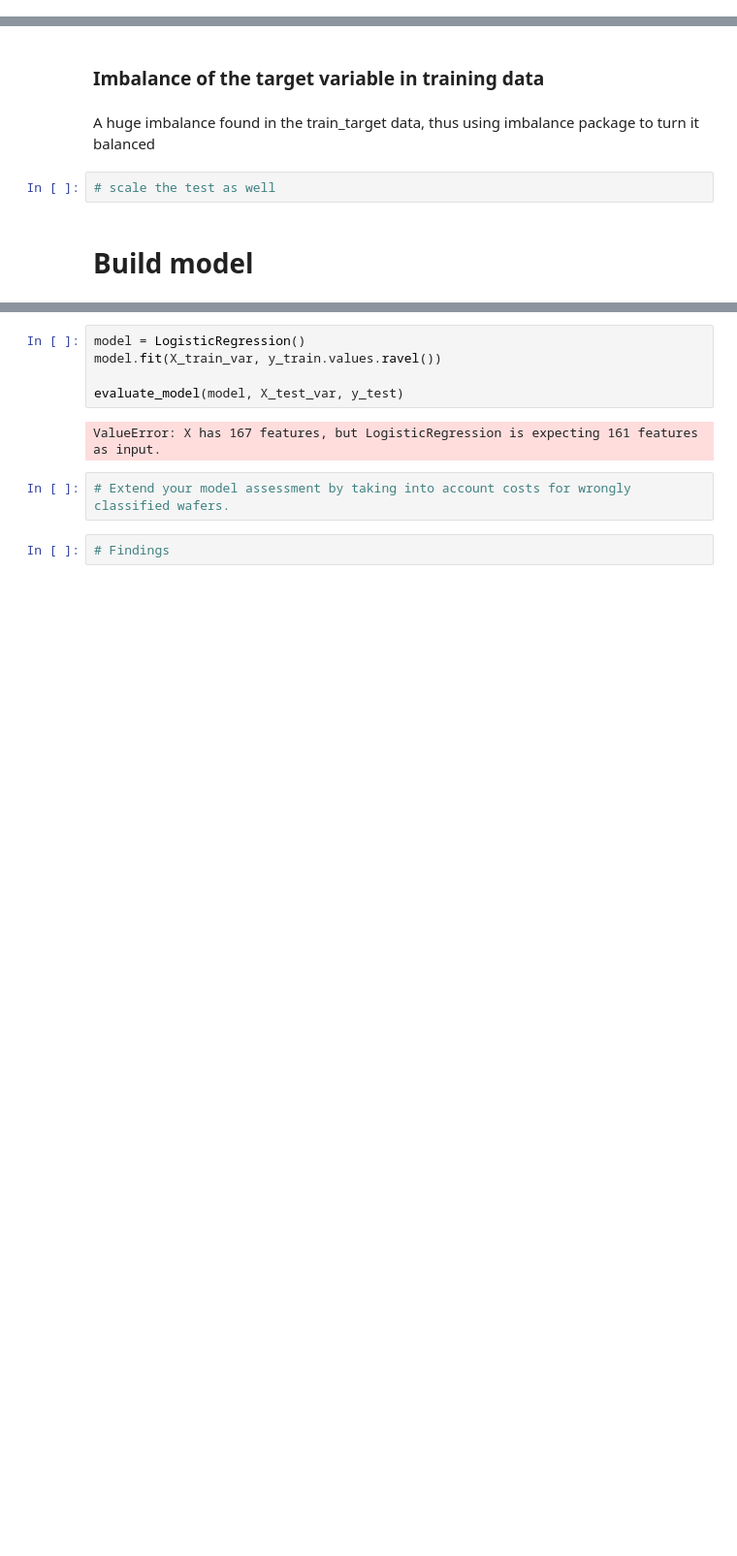
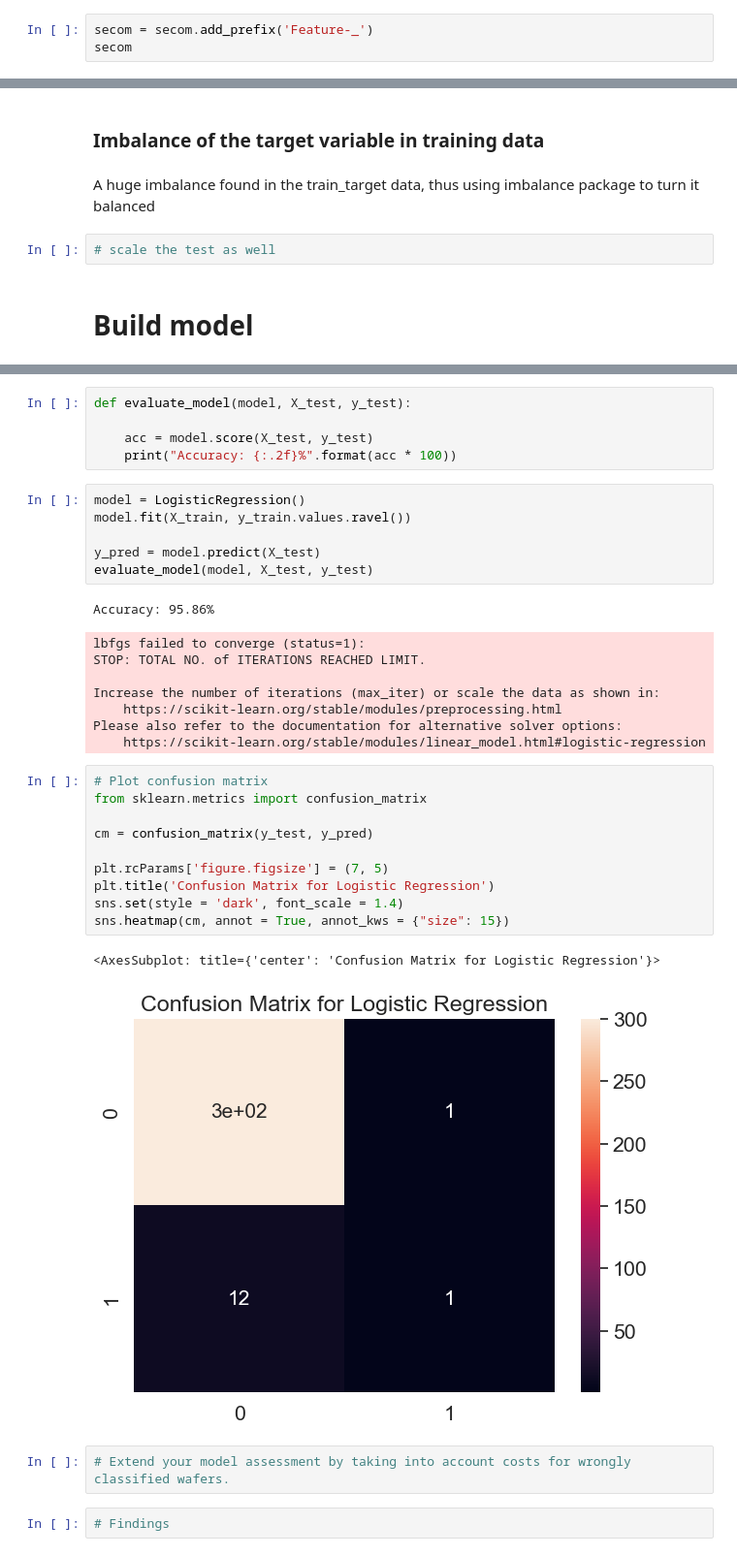
Before and after one commit to ZhitingDu/Machine-Learning, a Jupyter notebook: Secom.ipynb, the cells around one changed output, grey strips where cells are left out. Shown at 97% size. Saved outputs shown, nothing was run; the diff lists cells and outputs as text; blank space fills up the shorter version.

```diff
--- a/Secom.ipynb
+++ b/Secom.ipynb
@@ -552,0 +347,3 @@ False
+# %%
+secom = secom.add_prefix('Feature-_')
+secom
@@ -586,10 +415,36 @@ def evaluate_model(model, X_test, y_test):
+# %%
+def evaluate_model(model, X_test, y_test):
+
+    acc = model.score(X_test, y_test)
+    print("Accuracy: {:.2f}%".format(acc * 100))
 # %%
 model = LogisticRegression()
-model.fit(X_train_var, y_train.values.ravel())
+model.fit(X_train, y_train.values.ravel())
 
-evaluate_model(model, X_test_var, y_test)
+y_pred = model.predict(X_test)
+evaluate_model(model, X_test, y_test)
 # %% [output]
-ValueError: X has 167 features, but LogisticRegression is expecting 161 features as input.
+Accuracy: 95.86%
+lbfgs failed to converge (status=1):
+STOP: TOTAL NO. of ITERATIONS REACHED LIMIT.
+
+Increase the number of iterations (max_iter) or scale the data as shown in:
+    https://scikit-learn.org/stable/modules/preprocessing.html
+Please also refer to the documentation for alternative solver options:
+    https://scikit-learn.org/stable/modules/linear_model.html#logistic-regression
+# %%
+# Plot confusion matrix
+from sklearn.metrics import confusion_matrix
+
+cm = confusion_matrix(y_test, y_pred)
+
+plt.rcParams['figure.figsize'] = (7, 5)
+plt.title('Confusion Matrix for Logistic Regression')
+sns.set(style = 'dark', font_scale = 1.4)
+sns.heatmap(cm, annot = True, annot_kws = {"size": 15})
+# %% [output]
+<AxesSubplot: title={'center': 'Confusion Matrix for Logistic Regression'}>
+[figure, added]
 # %%
 # Extend your model assessment by taking into account costs for wrongly classified wafers.
 # %%
```
Also changed, not shown: parts of 48 cells of this notebook.
